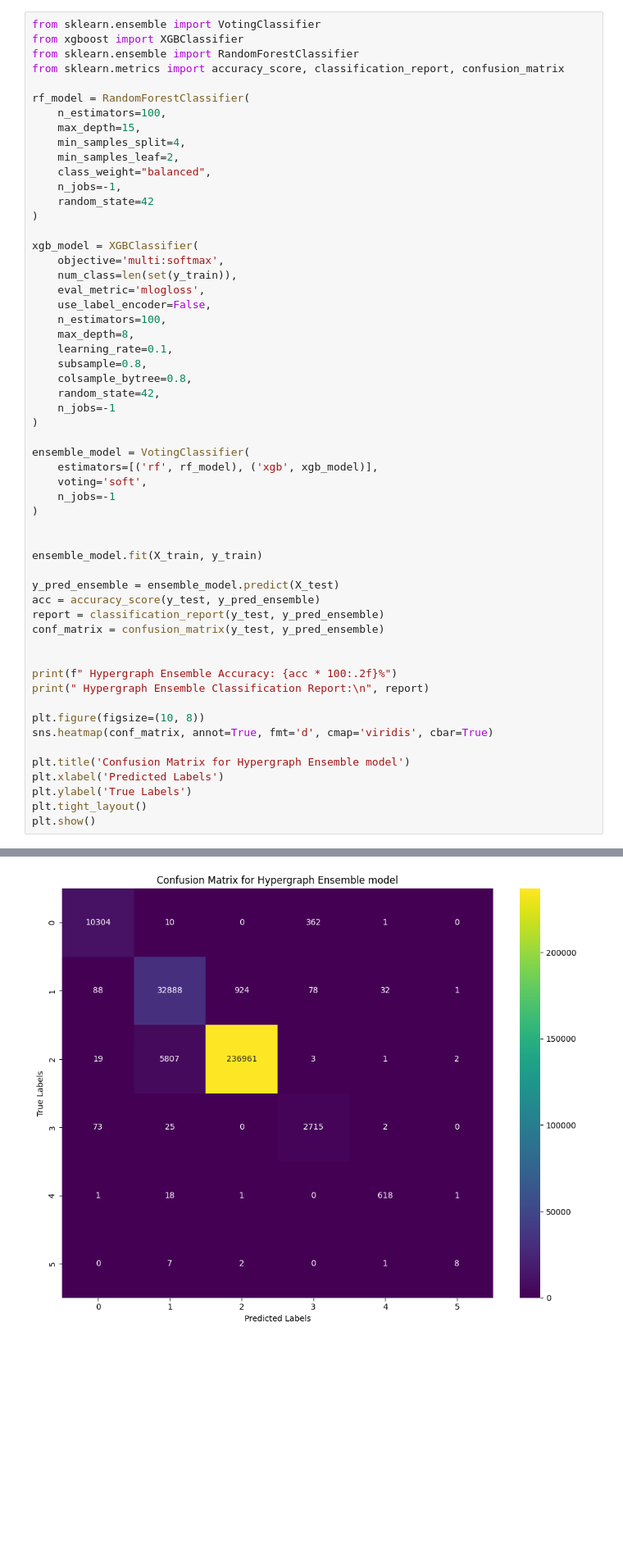
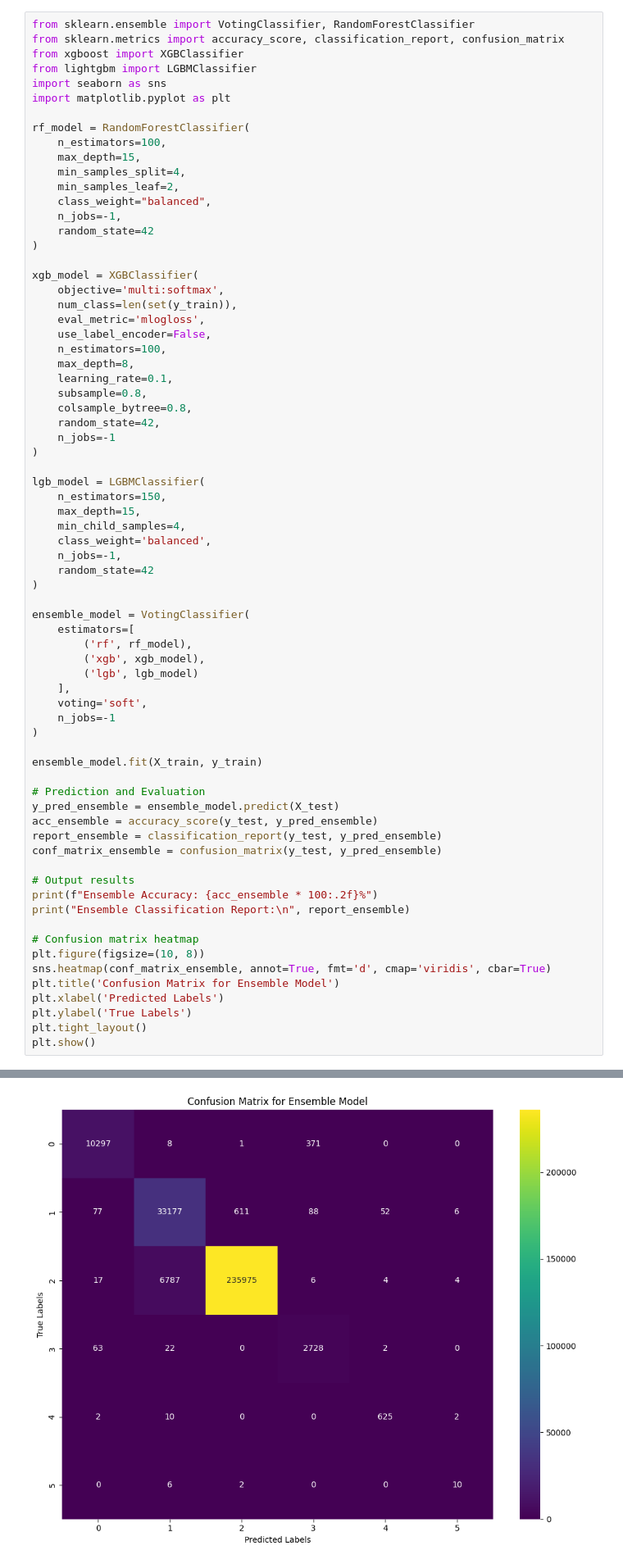
Before and after one commit to krittika004/RealTime-ML-IDS, a Jupyter notebook: IDS_NFToN_KDD_UNSW.ipynb, the cells around one changed output, grey strips where cells are left out. Shown at 82% size. Saved outputs shown, nothing was run; the diff lists cells and outputs as text; blank space fills up the shorter version.

```diff
--- a/IDS_NFToN_KDD_UNSW.ipynb
+++ b/IDS_NFToN_KDD_UNSW.ipynb
@@ -285,8 +395,10 @@ print(f" Avg Inference Time: {avg_time_ms:.4f} ms per sample")
 # %%
-from sklearn.ensemble import VotingClassifier
+from sklearn.ensemble import VotingClassifier, RandomForestClassifier
+from sklearn.metrics import accuracy_score, classification_report, confusion_matrix
 from xgboost import XGBClassifier
-from sklearn.ensemble import RandomForestClassifier
-from sklearn.metrics import accuracy_score, classification_report, confusion_matrix
+from lightgbm import LGBMClassifier
+import seaborn as sns
+import matplotlib.pyplot as plt
 
 rf_model = RandomForestClassifier(
     n_estimators=100,
@@ -312,28 +424,41 @@ xgb_model = XGBClassifier(
     n_jobs=-1
 )
 
+lgb_model = LGBMClassifier(
+    n_estimators=150,
+    max_depth=15,
+    min_child_samples=4,
+    class_weight='balanced',
+    n_jobs=-1,
+    random_state=42
+)
+
 ensemble_model = VotingClassifier(
-    estimators=[('rf', rf_model), ('xgb', xgb_model)],
+    estimators=[
+        ('rf', rf_model),
+        ('xgb', xgb_model),
+        ('lgb', lgb_model)
+    ],
     voting='soft',
     n_jobs=-1
 )
 
-
 ensemble_model.fit(X_train, y_train)
 
+# Prediction and Evaluation
 y_pred_ensemble = ensemble_model.predict(X_test)
-acc = accuracy_score(y_test, y_pred_ensemble)
-report = classification_report(y_test, y_pred_ensemble)
-conf_matrix = confusion_matrix(y_test, y_pred_ensemble)
+acc_ensemble = accuracy_score(y_test, y_pred_ensemble)
+report_ensemble = classification_report(y_test, y_pred_ensemble)
+conf_matrix_ensemble = confusion_matrix(y_test, y_pred_ensemble)
 
+# Output results
+print(f"Ensemble Accuracy: {acc_ensemble * 100:.2f}%")
+print("Ensemble Classification Report:\n", report_ensemble)
 
-print(f" Hypergraph Ensemble Accuracy: {acc * 100:.2f}%")
-print(" Hypergraph Ensemble Classification Report:\n", report)
-
+# Confusion matrix heatmap
 plt.figure(figsize=(10, 8))
-sns.heatmap(conf_matrix, annot=True, fmt='d', cmap='viridis', cbar=True)
-
-plt.title('Confusion Matrix for Hypergraph Ensemble model')
+sns.heatmap(conf_matrix_ensemble, annot=True, fmt='d', cmap='viridis', cbar=True)
+plt.title('Confusion Matrix for Ensemble Model')
 plt.xlabel('Predicted Labels')
 plt.ylabel('True Labels')
 plt.tight_layout()
@@ -356,4 +481,4 @@ weighted avg       0.98      0.97      0.98    290953
-[figure, old version]
+[figure, new version]
 # %%
 from sklearn.metrics import roc_auc_score, matthews_corrcoef, cohen_kappa_score
 
```
Also changed, not shown: parts of 9 cells of this notebook.
